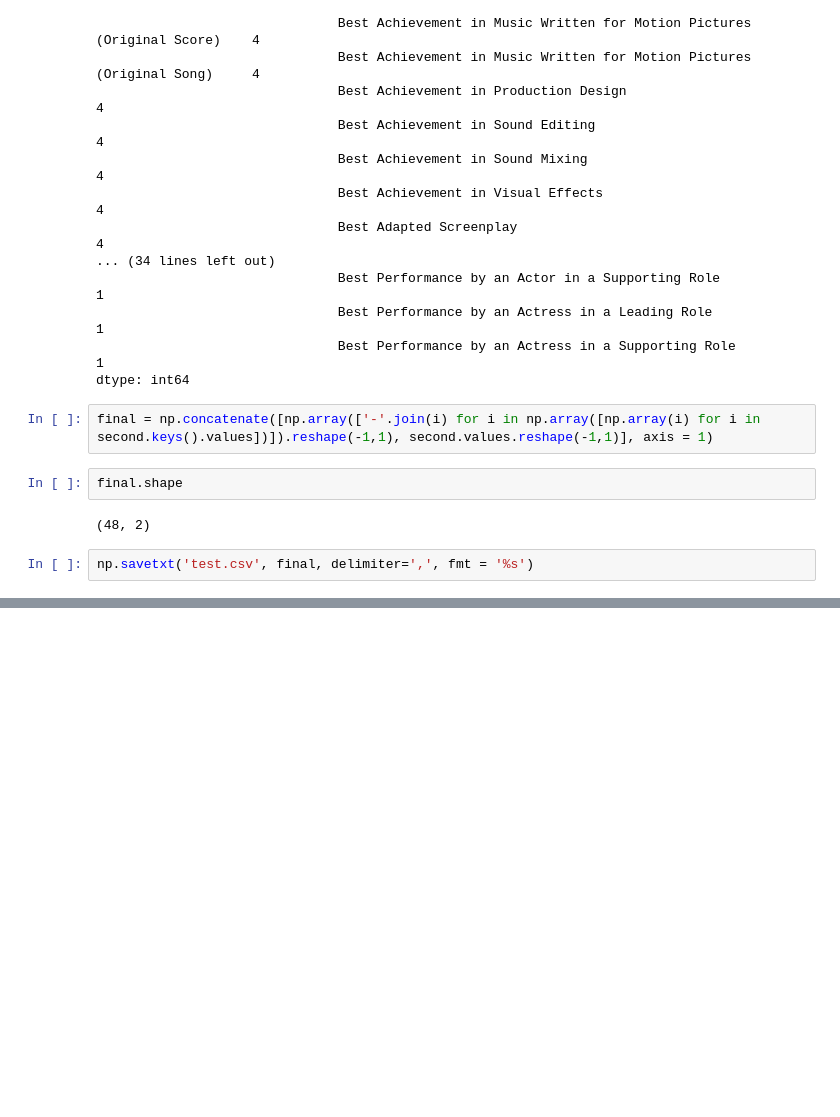
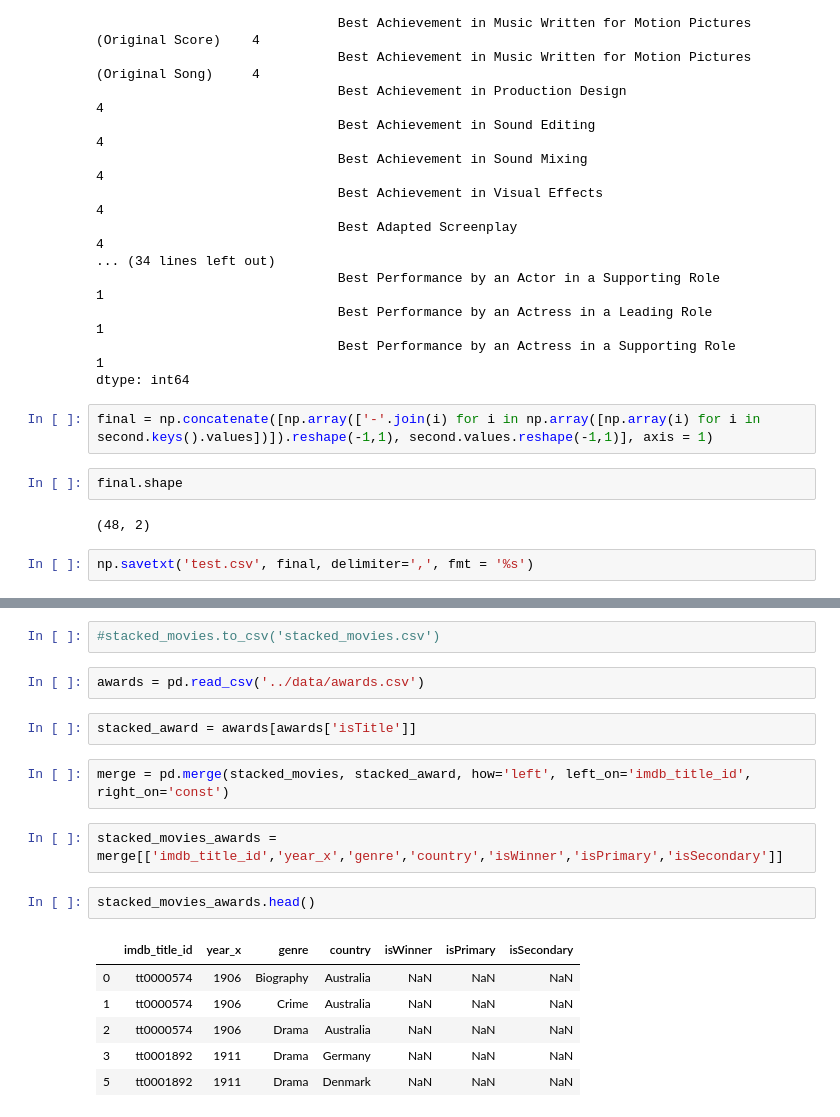
Before and after one commit to YBouquet/com-480-project-lesbigleux, a Jupyter notebook: Preprocess/Data_Analysis_M1.ipynb, the cells around one changed output, grey strips where cells are left out. Drawn from its saved outputs; the diff is of its cells as text; blank space fills up the shorter version.

```diff
--- a/Preprocess/Data_Analysis_M1.ipynb
+++ b/Preprocess/Data_Analysis_M1.ipynb
@@ -456,0 +482,19 @@ np.savetxt('test.csv', final, delimiter=',', fmt = '%s')
+# %%
+#stacked_movies.to_csv('stacked_movies.csv')
+# %%
+awards = pd.read_csv('../data/awards.csv')
+# %%
+stacked_award = awards[awards['isTitle']]
+# %%
+merge = pd.merge(stacked_movies, stacked_award, how='left', left_on='imdb_title_id', right_on='const')
+# %%
+stacked_movies_awards = merge[['imdb_title_id','year_x','genre','country','isWinner','isPrimary','isSecondary']]
+# %%
+stacked_movies_awards.head()
+# %% [output]
+|  | imdb_title_id | year_x | genre | country | isWinner | isPrimary | isSecondary |
+| 0 | tt0000574 | 1906 | Biography | Australia | NaN | NaN | NaN |
+| 1 | tt0000574 | 1906 | Crime | Australia | NaN | NaN | NaN |
+| 2 | tt0000574 | 1906 | Drama | Australia | NaN | NaN | NaN |
+| 3 | tt0001892 | 1911 | Drama | Germany | NaN | NaN | NaN |
+| 5 | tt0001892 | 1911 | Drama | Denmark | NaN | NaN | NaN |
```
Also changed, not shown: parts of 13 cells of this notebook, 5 other files.
